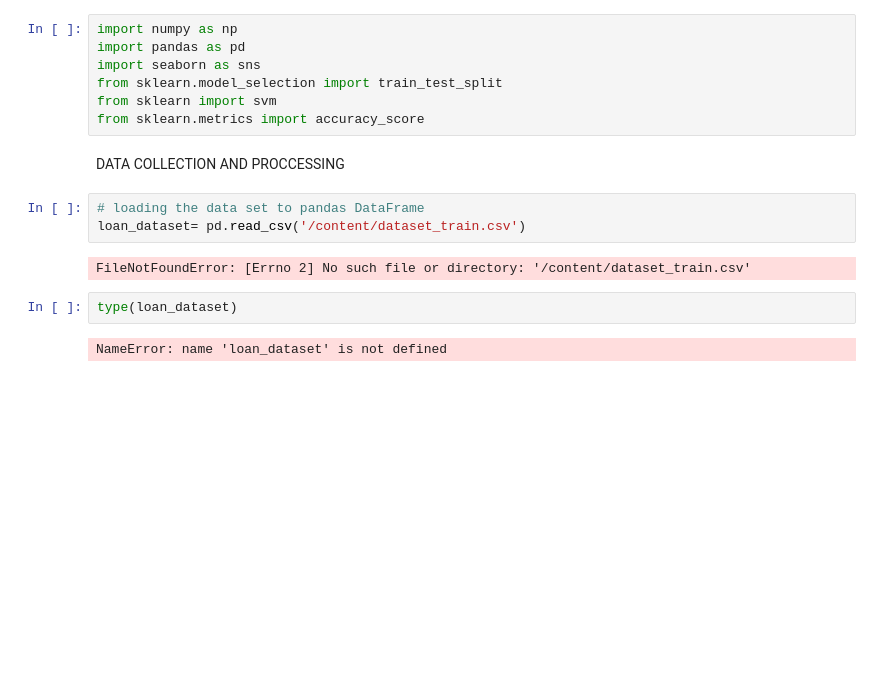
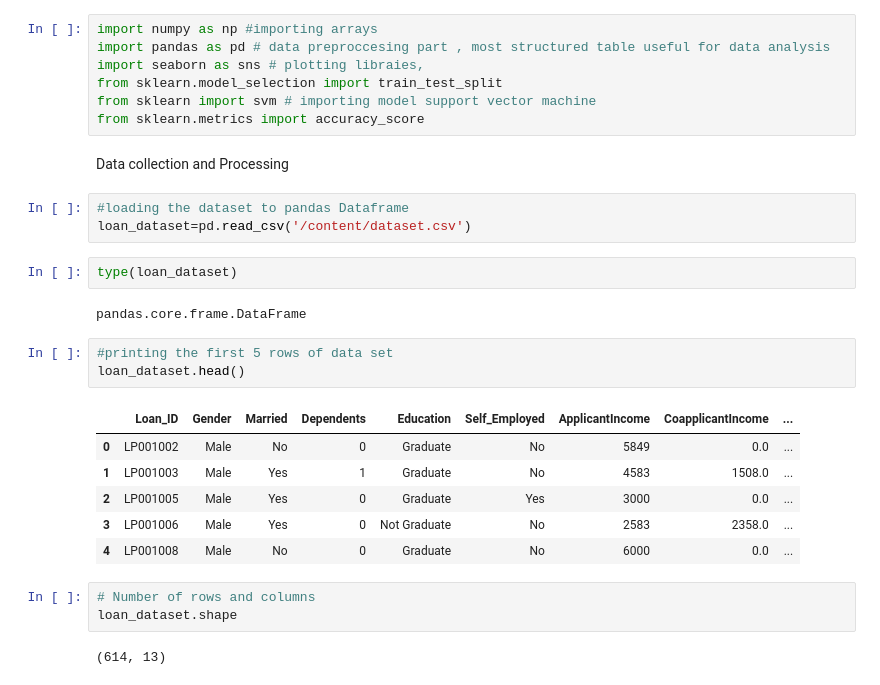
Before and after one commit to SAHILKOSHRIYA/CLASSROOM, a Jupyter notebook: LOAN_STATUS_PREDICTION.ipynb, the cells around one changed output. Cells and saved outputs as stored; diff of their text form; blank space fills up the shorter version.

```diff
--- a/LOAN_STATUS_PREDICTION.ipynb
+++ b/LOAN_STATUS_PREDICTION.ipynb
@@ -5,18 +5,31 @@ IMPORTING LIBRARIES
 # %%
-import numpy as np
-import pandas as pd
-import seaborn as sns
+import numpy as np #importing arrays
+import pandas as pd # data preproccesing part , most structured table useful for data analysis
+import seaborn as sns # plotting libraies,
 from sklearn.model_selection import train_test_split
-from sklearn import svm
+from sklearn import svm # importing model support vector machine
 from sklearn.metrics import accuracy_score
-# %% [markdown]
-DATA COLLECTION AND PROCCESSING
+# %% [markdown]
+Data collection and Processing
 # %%
-# loading the data set to pandas DataFrame
-loan_dataset= pd.read_csv('/content/dataset_train.csv')
+#loading the dataset to pandas Dataframe
+loan_dataset=pd.read_csv('/content/dataset.csv')
-# %% [output]
-FileNotFoundError: [Errno 2] No such file or directory: '/content/dataset_train.csv'
 # %%
 type(loan_dataset)
 # %% [output]
-NameError: name 'loan_dataset' is not defined
+pandas.core.frame.DataFrame
+# %%
+#printing the first 5 rows of data set
+loan_dataset.head()
+# %% [output]
+|  | Loan_ID | Gender | Married | Dependents | Education | Self_Employed | ApplicantIncome | CoapplicantIncome | ... |
+| 0 | LP001002 | Male | No | 0 | Graduate | No | 5849 | 0.0 | ... |
+| 1 | LP001003 | Male | Yes | 1 | Graduate | No | 4583 | 1508.0 | ... |
+| 2 | LP001005 | Male | Yes | 0 | Graduate | Yes | 3000 | 0.0 | ... |
+| 3 | LP001006 | Male | Yes | 0 | Not Graduate | No | 2583 | 2358.0 | ... |
+| 4 | LP001008 | Male | No | 0 | Graduate | No | 6000 | 0.0 | ... |
+# %%
+# Number of rows and columns
+loan_dataset.shape
+# %% [output]
+(614, 13)
```
Also changed, not shown: parts of 13 cells of this notebook.
